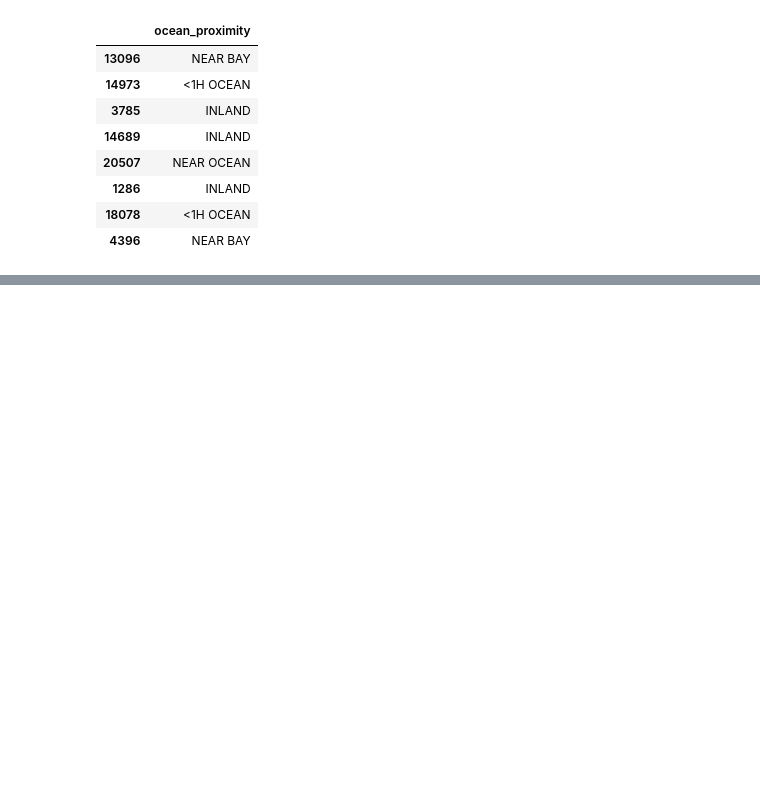
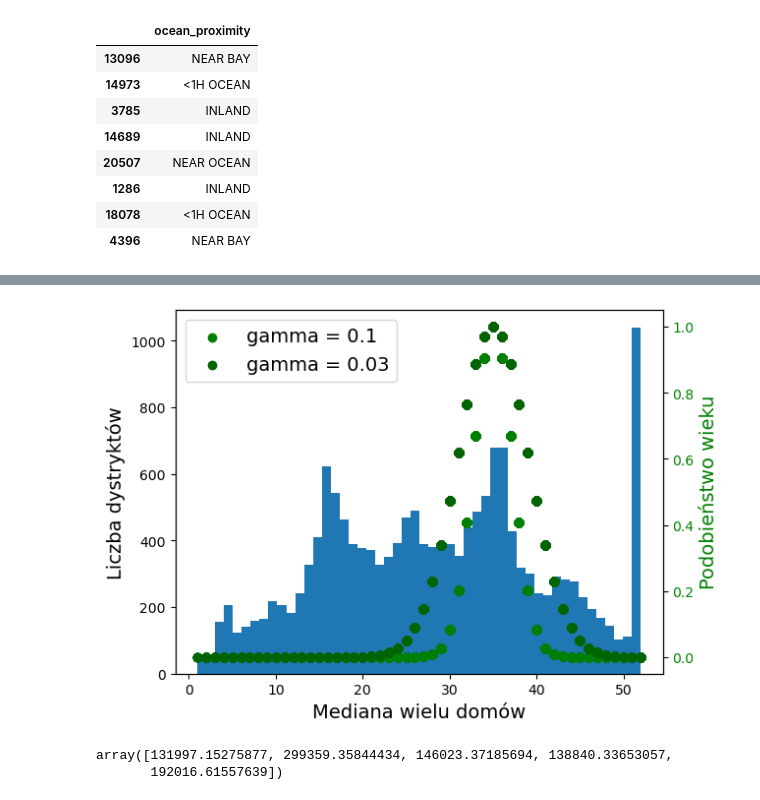
Before and after one commit to cichykuba63/WDU, a Jupyter notebook: notebook_2.ipynb, the cells around one changed output, grey strips where cells are left out. Cells and saved outputs as stored; diff of their text form; code cells hidden in the pictures; blank space fills up the shorter version.

```diff
--- a/notebook_2.ipynb
+++ b/notebook_2.ipynb
@@ -395,0 +528,21 @@ x_train_cat.head(8)
+# %%
+from sklearn.metrics.pairwise import rbf_kernel
+
+x_train["age_simil_35_v1"] = rbf_kernel(x_train[["housing_median_age"]], [[35]], gamma = 0.1)
+x_train["age_simil_35_v2"] = rbf_kernel(x_train[["housing_median_age"]], [[35]], gamma = 0.03)
+# %%
+fig, ax1 = plt.subplots()
+
+ax1.set_xlabel("Mediana wielu domów")
+ax1.set_ylabel("Liczba dystryktów")
+ax1.hist(x_train["housing_median_age"], bins = 50)
+
+ax2 = ax1.twinx()
+ax2.scatter(x_train["housing_median_age"], x_train["age_simil_35_v1"], color = "green", label = "gamma = 0.1")
+ax2.scatter(x_train["housing_median_age"], x_train["age_simil_35_v2"], color = "darkgreen", label = "gamma = 0.03")
+ax2.tick_params(axis = 'y', labelcolor = "green")
+ax2.set_ylabel("Podobieństwo wieku", color = "green")
+plt.legend(loc = "upper left")
+plt.show()
+# %% [output]
+[figure, added]
@@ -395,0 +568,5 @@ x_train_cat.head(8)
+# %%
+predictions
+# %% [output]
+array([131997.15275877, 299359.35844434, 146023.37185694, 138840.33653057,
+       192016.61557639])
```
Also changed, not shown: parts of 27 cells of this notebook.
